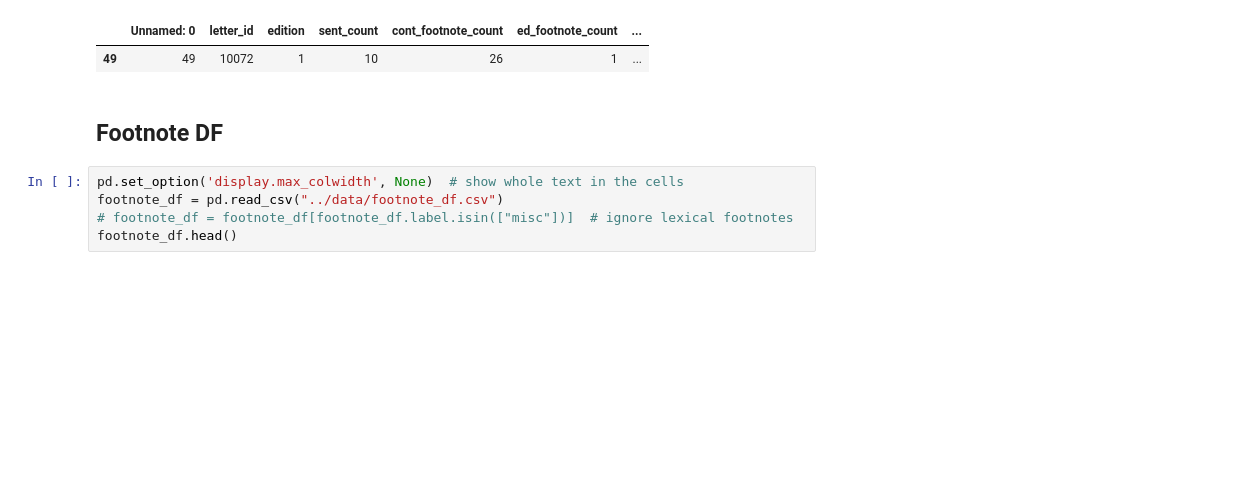
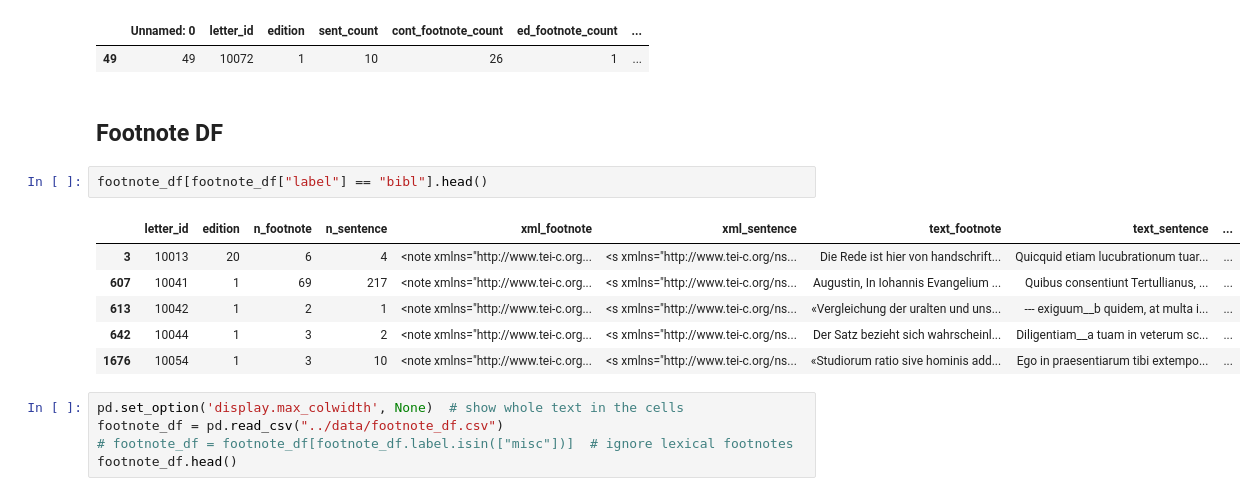
Before and after one commit to Boffl/BullingerDigitalLMFootnotes, a Jupyter notebook: prepare_data.ipynb, the cells around one changed output. Drawn from its saved outputs; the diff is of its cells as text; blank space fills up the shorter version.

```diff
--- a/prepare_data.ipynb
+++ b/prepare_data.ipynb
@@ -140,6 +140,15 @@ letter_filtered_df[letter_df["footnotes_per_sentence"]==letter_filtered_df["foot
 | 49 | 49 | 10072 | 1 | 10 | 26 | 1 | ... |
 # %% [markdown]
 ## Footnote DF
+# %%
+footnote_df[footnote_df["label"] == "bibl"].head()
+# %% [output]
+|  | letter_id | edition | n_footnote | n_sentence | xml_footnote | xml_sentence | text_footnote | text_sentence | ... |
+| 3 | 10013 | 20 | 6 | 4 | <note xmlns="http://www.tei-c.org... | <s xmlns="http://www.tei-c.org/ns... | Die Rede ist hier von handschrift... | Quicquid etiam lucubrationum tuar... | ... |
+| 607 | 10041 | 1 | 69 | 217 | <note xmlns="http://www.tei-c.org... | <s xmlns="http://www.tei-c.org/ns... | Augustin, In Iohannis Evangelium ... | Quibus consentiunt Tertullianus, ... | ... |
+| 613 | 10042 | 1 | 2 | 1 | <note xmlns="http://www.tei-c.org... | <s xmlns="http://www.tei-c.org/ns... | «Vergleichung der uralten und uns... | --- exiguum__b quidem, at multa i... | ... |
+| 642 | 10044 | 1 | 3 | 2 | <note xmlns="http://www.tei-c.org... | <s xmlns="http://www.tei-c.org/ns... | Der Satz bezieht sich wahrscheinl... | Diligentiam__a tuam in veterum sc... | ... |
+| 1676 | 10054 | 1 | 3 | 10 | <note xmlns="http://www.tei-c.org... | <s xmlns="http://www.tei-c.org/ns... | «Studiorum ratio sive hominis add... | Ego in praesentiarum tibi extempo... | ... |
 # %%
 pd.set_option('display.max_colwidth', None)  # show whole text in the cells
 footnote_df = pd.read_csv("../data/footnote_df.csv")
```
Also changed, not shown: parts of 11 cells of this notebook.
